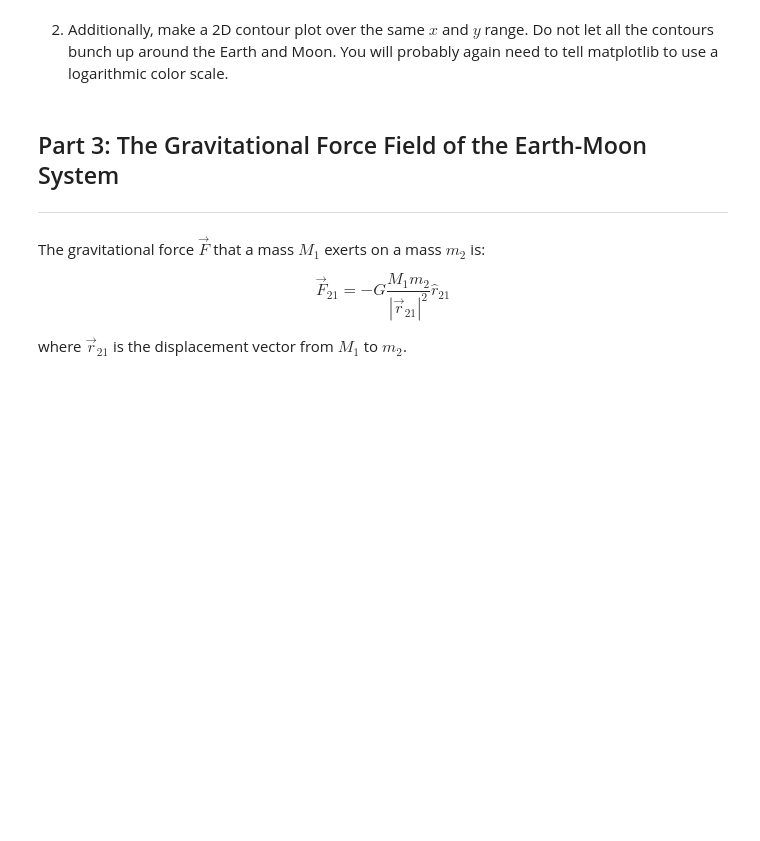
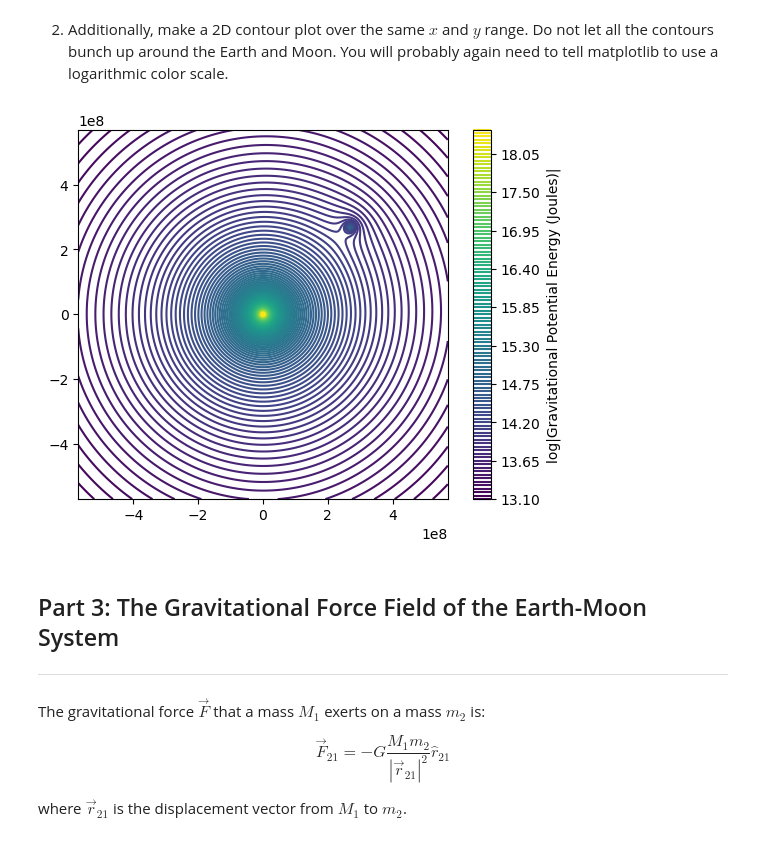
Before and after one commit to ElsaLaVoie/PHYS265-spring26, a Jupyter notebook: lab1.ipynb, the cells around one changed output. Saved outputs shown, nothing was run; the diff lists cells and outputs as text; code cells hidden in the pictures; blank space fills up the shorter version.

```diff
--- a/lab1.ipynb
+++ b/lab1.ipynb
@@ -82,6 +191,16 @@ of the gravitational potential of the combined Earth-Moon system.
 2. Additionally, make a 2D contour plot over the same $x$ and $y$ range.
 Do not let all the contours bunch up around the Earth and Moon.
 You will probably again need to tell matplotlib to use a logarithmic color scale.
+# %%
+fig, ax4=plt.subplots()
+contour3=ax4.contour(x_grid3,y_grid3,ztotallog,cmap="viridis",levels=120)
+
+ax4.set_aspect("equal")
+cbar = fig.colorbar(contour3)
+# cbar.set_scale("log")
+cbar.set_label("log|Gravitational Potential Energy (Joules)|")
+# %% [output]
+[figure, added]
 # %% [markdown]
 ## Part 3: The Gravitational Force Field of the Earth-Moon System
 ----
```
Also changed, not shown: parts of 14 cells of this notebook, 1 other file.
